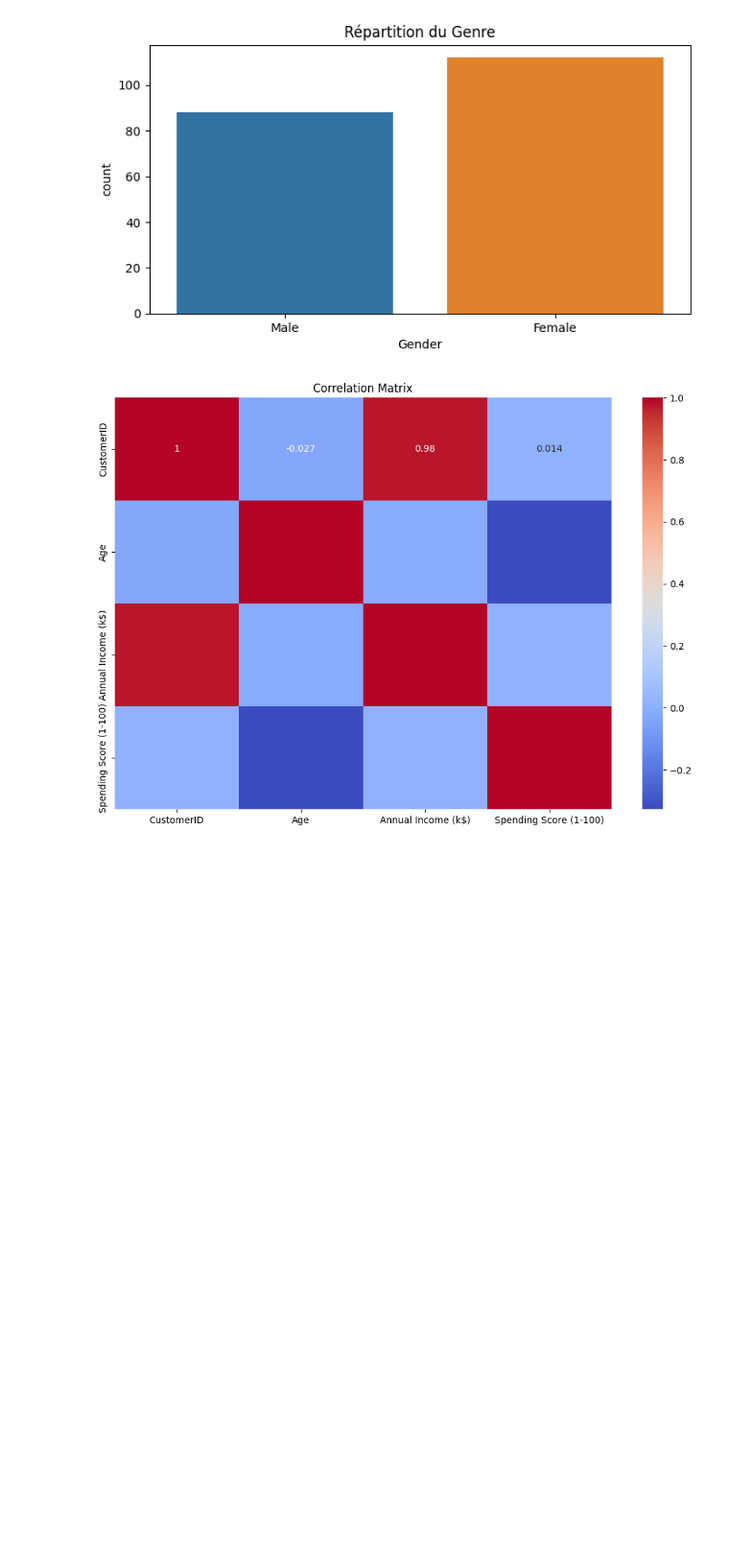
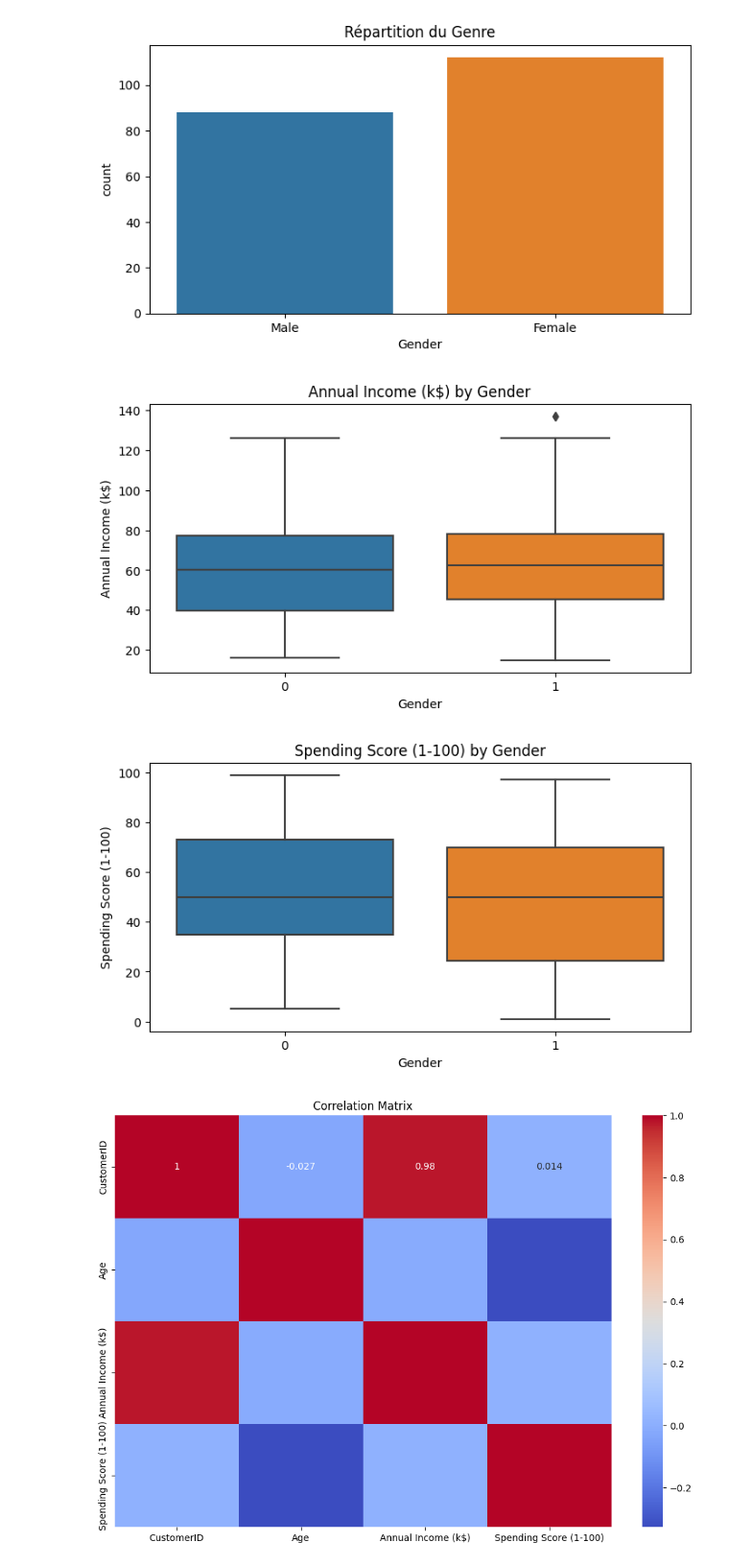
Before and after one commit to Jscallen/Projet_clustering, a Jupyter notebook: Mall_Customers/mall.ipynb, the cells around one changed output. Shown at 96% size. Saved outputs shown, nothing was run; the diff lists cells and outputs as text; code cells hidden in the pictures; blank space fills up the shorter version.

```diff
--- a/Mall_Customers/mall.ipynb
+++ b/Mall_Customers/mall.ipynb
@@ -85,6 +85,23 @@ plt.title('Répartition du Genre')
 plt.show()
 # %% [output]
 [figure]
+# %%
+plt.figure(figsize=(8, 4))
+sns.boxplot(x='Gender', y='Annual Income (k$)', data=mall_customers_df)
+plt.title('Annual Income (k$) by Gender')
+plt.xlabel('Gender')
+plt.ylabel('Annual Income (k$)')
+plt.show()
+
+plt.figure(figsize=(8, 4))
+sns.boxplot(x='Gender', y='Spending Score (1-100)', data=mall_customers_df)
+plt.title('Spending Score (1-100) by Gender')
+plt.xlabel('Gender')
+plt.ylabel('Spending Score (1-100)')
+plt.show()
+# %% [output]
+[figure, added]
+[figure, added]
 # %%
 plt.figure(figsize=(12, 8))
 sns.heatmap(mall_customers_df.corr(), annot=True, cmap='coolwarm')
```
Also changed, not shown: parts of 1 cell of this notebook, 2 other files.
